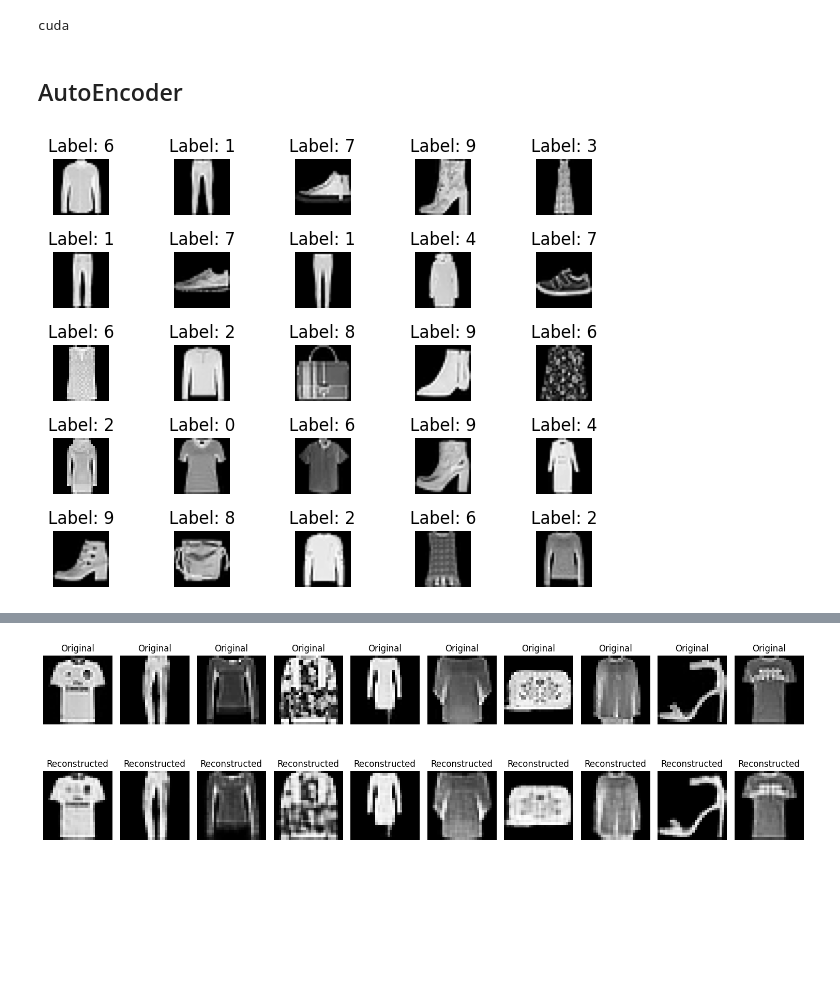
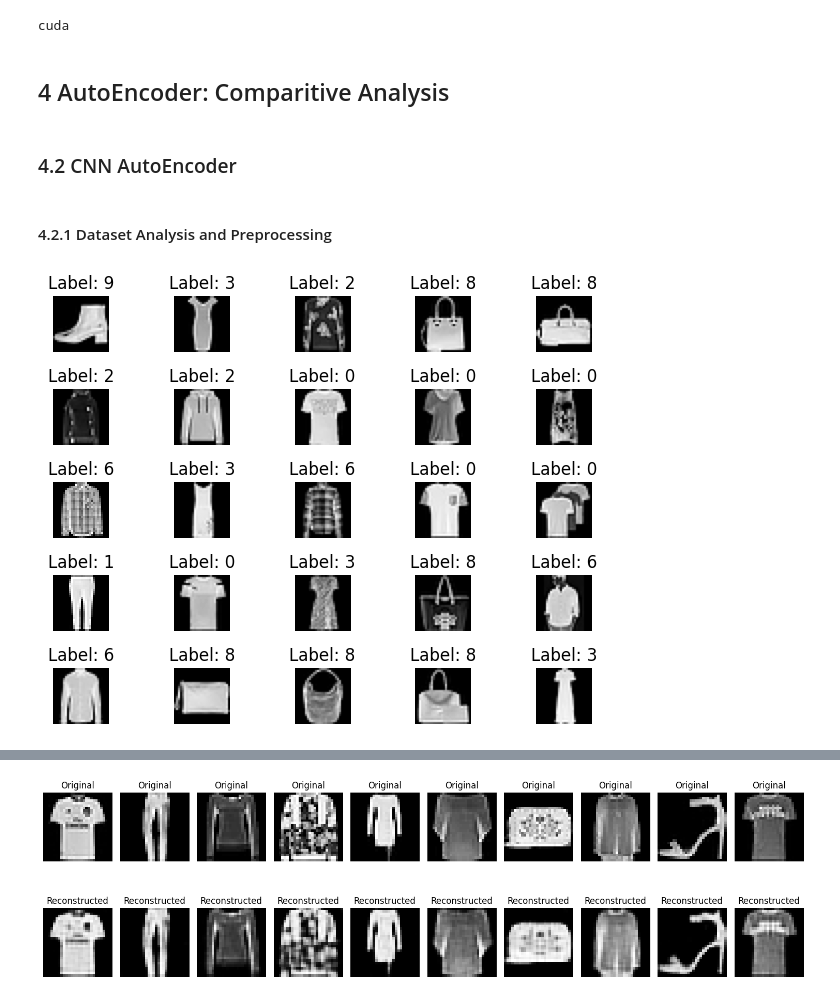
Before and after one commit to himanshuyv/SMAI, a Jupyter notebook: assignments/4/AutoEncoder.ipynb, the cells around one changed output, grey strips where cells are left out. Cells and saved outputs as stored; diff of their text form; code cells hidden in the pictures; blank space fills up the shorter version.

```diff
--- a/assignments/4/AutoEncoder.ipynb
+++ b/assignments/4/AutoEncoder.ipynb
@@ -15,7 +15,11 @@ print(device)
 # %% [output]
 cuda
 # %% [markdown]
-## AutoEncoder
+## 4 AutoEncoder: Comparitive Analysis
+# %% [markdown]
+### 4.2 CNN AutoEncoder
+# %% [markdown]
+#### 4.2.1 Dataset Analysis and Preprocessing
 # %%
 ae_train_data_path = "./../../data/external/fashion_mnist/fashion_mnist_train.csv"
 ae_test_data_path = "./../../data/external/fashion_mnist/fashion_mnist_test.csv"
@@ -39,23 +43,23 @@ ae_train_x = ae_train_x/255.0
 ae_val_x = ae_val_x/255.0
 ae_test_x = ae_test_x/255.0
 # %%
-ae_train_data_sample = ae_train_data.sample(25)
+ae_train_data_sample = ae_train_data.sample(40)
 
 ae_images = ae_train_data_sample.drop('label', axis=1).values
 ae_labels = ae_train_data_sample['label'].values
 ae_labels = ae_labels
 
 ae_images = ae_images.reshape(-1, 28, 28)
 
 ae_images = [Image.fromarray((image).astype(np.uint8)) for image in ae_images]
 
 fig, axes = plt.subplots(5, 5)
 
 for i, ax in enumerate(axes.flat):
     ax.imshow(ae_images[i], cmap='gray')
     ax.set_title(f"Label: {ae_labels[i]}")
     ax.axis('off')
 
 plt.tight_layout()
 # %% [output]
-[figure, old version]
+[figure, new version]
```
Also changed, not shown: parts of 35 cells of this notebook, 2 other files.
